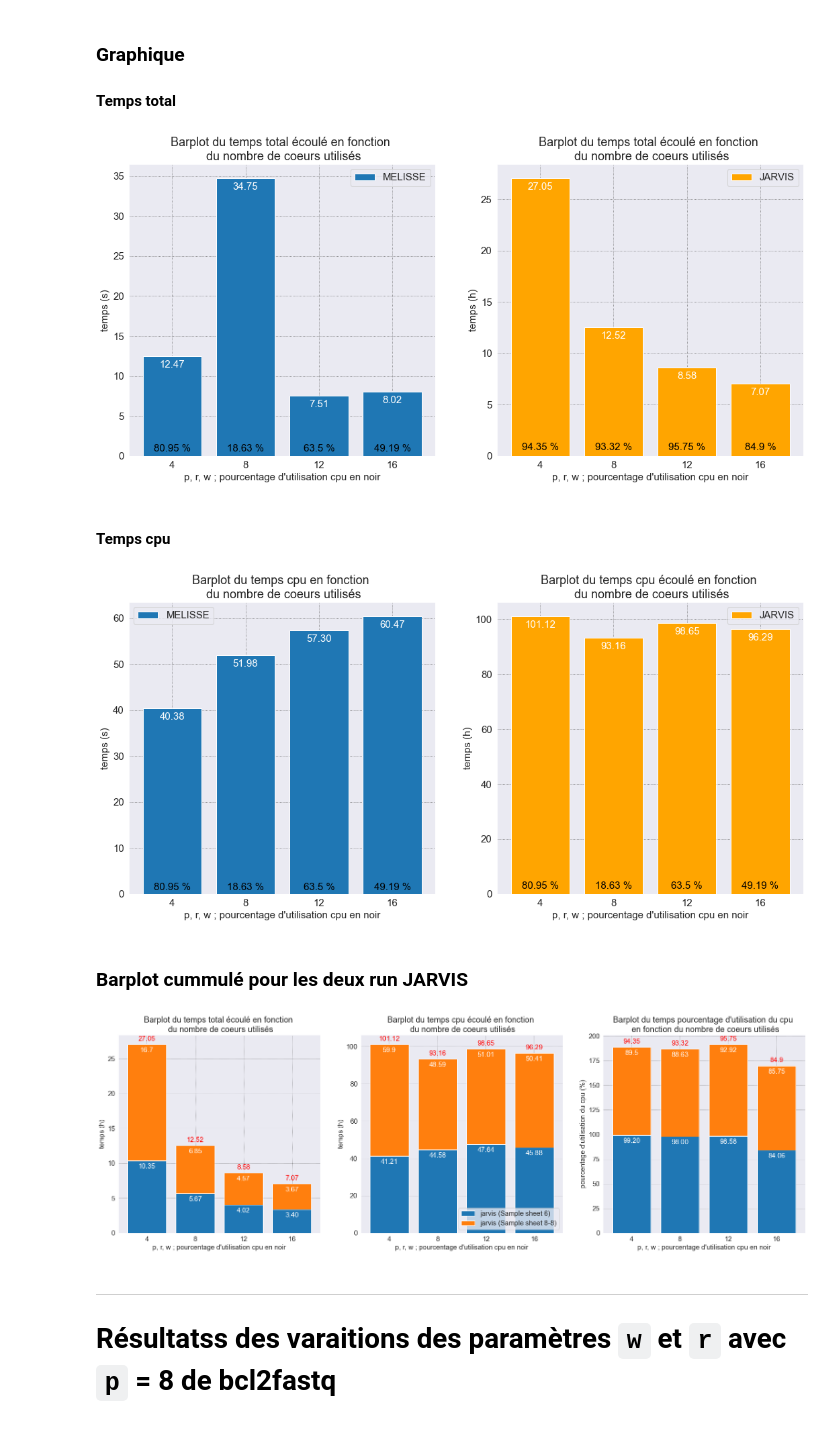
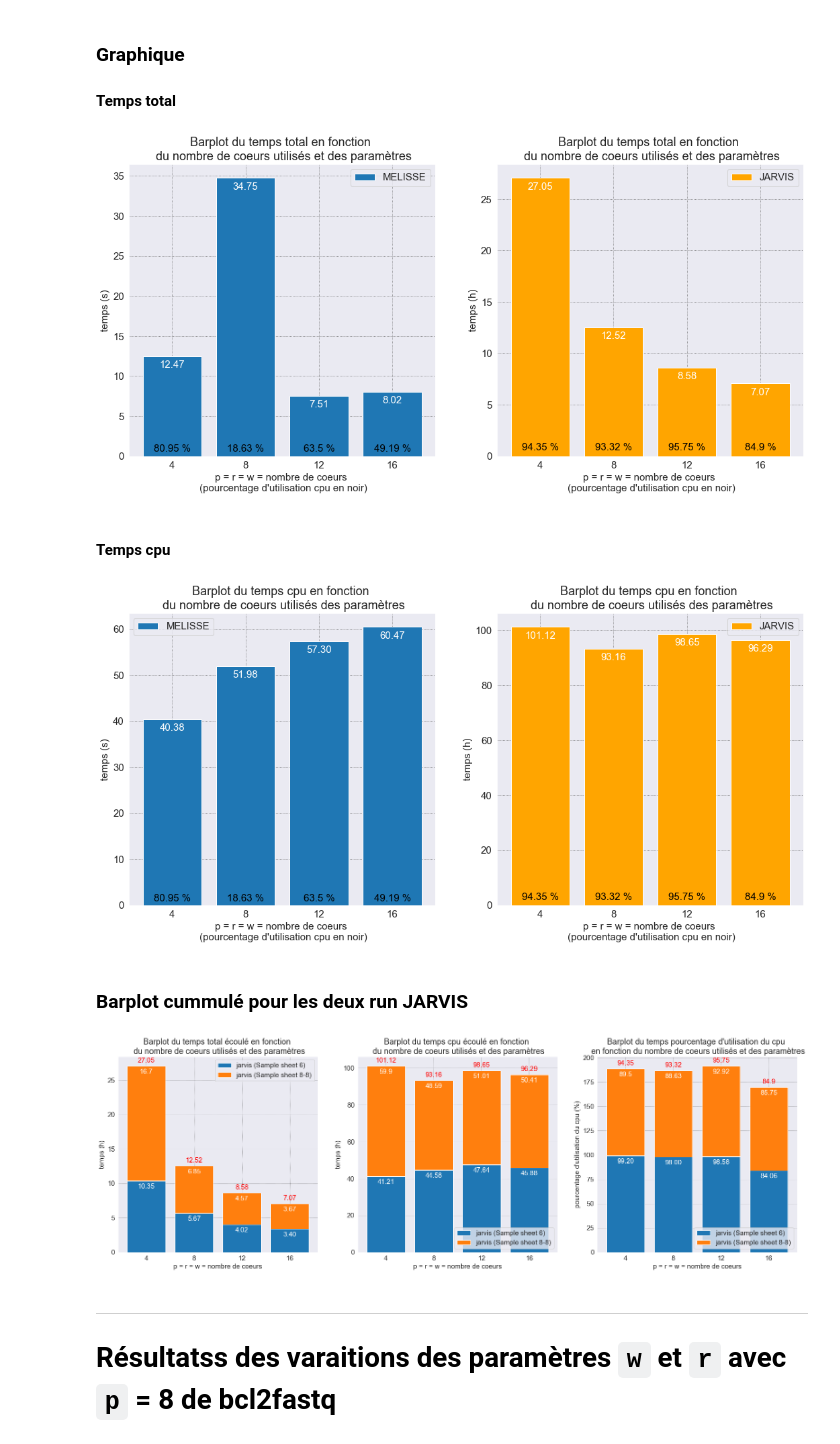
Before and after one commit to w2994a/cahier_labo_cns, a Jupyter notebook: bcl2fastq_bcl-convert/notebook_bcl2fastq_vs_bcl-convert.ipynb, the cells around one changed output. Cells and saved outputs as stored; diff of their text form; code cells hidden in the pictures.

Commit message:
Update graph et Fix typo

```diff
--- a/bcl2fastq_bcl-convert/notebook_bcl2fastq_vs_bcl-convert.ipynb
+++ b/bcl2fastq_bcl-convert/notebook_bcl2fastq_vs_bcl-convert.ipynb
@@ -367,16 +371,16 @@ ax = ax.ravel()
 
 plt.rc("font", size=15)
 bar1 = ax[0].bar(["4", "8", "12", "16"], time_melisse)
-ax[0].set_title("Barplot du temps total écoulé en fonction \n du nombre de coeurs utilisés")
-ax[0].set_xlabel("p, r, w ; pourcentage d'utilisation cpu en noir")
+ax[0].set_title("Barplot du temps total en fonction \n du nombre de coeurs utilisés et des paramètres")
+ax[0].set_xlabel("p = r = w = nombre de coeurs \n (pourcentage d'utilisation cpu en noir)")
 ax[0].set_ylabel("temps (s)")
 ax[0].legend(["MELISSE"])
 ax[0].bar_label(bar1, padding=-20, fmt="%.2f", color="white")
 autolabel2(bar1, 0, cpu_melisse, 0.2, col="black")
 
 bar2 = ax[1].bar(["4", "8", "12", "16"], time_jarvis_sum, color="orange")
-ax[1].set_title("Barplot du temps total écoulé en fonction \n du nombre de coeurs utilisés")
-ax[1].set_xlabel("p, r, w ; pourcentage d'utilisation cpu en noir")
+ax[1].set_title("Barplot du temps total en fonction \n du nombre de coeurs utilisés et des paramètres")
+ax[1].set_xlabel("p = r = w = nombre de coeurs \n (pourcentage d'utilisation cpu en noir)")
 ax[1].set_ylabel("temps (h)")
 ax[1].legend(["JARVIS"])
 ax[1].bar_label(bar2, padding=-20, fmt="%.2f", color="white")
@@ -384,7 +388,7 @@ autolabel2(bar2, 1, cpu_jarvis_sum, 0.18, col="black")
 
 plt.savefig("img/temps_total3.png", transparent=False);
 # %% [output]
-[figure, old version]
+[figure, new version]
 # %% [markdown]
 #### Temps cpu
 # %%
@@ -394,64 +398,66 @@ ax = ax.ravel()
 
 plt.rc("font", size=15)
 bar1 = ax[0].bar(["4", "8", "12", "16"], cpu_time_melisse)
-ax[0].set_title("Barplot du temps cpu en fonction \n du nombre de coeurs utilisés")
-ax[0].set_xlabel("p, r, w ; pourcentage d'utilisation cpu en noir")
+ax[0].set_title("Barplot du temps cpu en fonction \n du nombre de coeurs utilisés des paramètres")
+ax[0].set_xlabel("p = r = w = nombre de coeurs \n (pourcentage d'utilisation cpu en noir)")
 ax[0].set_ylabel("temps (s)")
 ax[0].legend(["MELISSE"])
 ax[0].bar_label(bar1, padding=-20, fmt="%.2f", color="white")
 autolabel2(bar1, 0, cpu_melisse, 0.06, col="black")
 
 bar2 = ax[1].bar(["4", "8", "12", "16"], cpu_time_jarvis_sum, color="orange")
-ax[1].set_title("Barplot du temps cpu écoulé en fonction \n du nombre de coeurs utilisés")
-ax[1].set_xlabel("p, r, w ; pourcentage d'utilisation cpu en noir")
+ax[1].set_title("Barplot du temps cpu en fonction \n du nombre de coeurs utilisés des paramètres")
+ax[1].set_xlabel("p = r = w = nombre de coeurs \n (pourcentage d'utilisation cpu en noir)")
 ax[1].set_ylabel("temps (h)")
 ax[1].legend(["JARVIS"])
 ax[1].bar_label(bar2, padding=-20, fmt="%.2f", color="white")
-autolabel2(bar2, 1, cpu_melisse, 0.05, col="black")
+autolabel2(bar2, 1, cpu_jarvis_sum, 0.05, col="black")
 
 plt.savefig("img/temps_cpu3.png", transparent=False);
 # %% [output]
-[figure, old version]
+[figure, new version]
 # %% [markdown]
 ### Barplot cummulé pour les deux run JARVIS
 # %%
 sns.set_style("darkgrid", {"grid.color": ".4", "grid.linestyle": ":"})
 fig, ax = plt.subplots(nrows=1, ncols=3, figsize=(27, 8))
 ax = ax.ravel()
 labels = ["4", "8", "12", "16"]
 plt.rc("font", size=15)
 
 bar1 = ax[0].bar(labels, time_jarvis_1, label="jarvis (Sample sheet 6)")
 bar2 = ax[0].bar(labels, time_jarvis_2, bottom=time_jarvis_1, label="jarvis (Sample sheet 8-8)")
-ax[0].set_title("Barplot du temps total écoulé en fonction \n du nombre de coeurs utilisés")
-ax[0].set_xlabel("p, r, w ; pourcentage d'utilisation cpu en noir")
+ax[0].set_title("Barplot du temps total écoulé en fonction \n du nombre de coeurs utilisés et des paramètres")
+ax[0].set_xlabel("p = r = w = nombre de coeurs")
 ax[0].set_ylabel("temps (h)")
 ax[0].bar_label(bar1, padding=-20, fmt="%.2f", color="white")
 ax[0].bar_label(bar2, labels=np.round(time_jarvis_2, 2), padding=-20, fmt="%.2f", color="white")
 ax[0].bar_label(bar2, labels=np.round(time_jarvis_sum, 2), padding=5, fmt="%.2f", color="red")
+ax[0].legend()
 
 bar3 = ax[1].bar(labels, cpu_time_jarvis_1, label="jarvis (Sample sheet 6)")
 bar4 = ax[1].bar(labels, cpu_time_jarvis_2, bottom=cpu_time_jarvis_1, label="jarvis (Sample sheet 8-8)")
-ax[1].set_title("Barplot du temps cpu écoulé en fonction \n du nombre de coeurs utilisés")
-ax[1].set_xlabel("p, r, w ; pourcentage d'utilisation cpu en noir")
+ax[1].set_title("Barplot du temps cpu écoulé en fonction \n du nombre de coeurs utilisés et des paramètres")
+ax[1].set_xlabel("p = r = w = nombre de coeurs")
 ax[1].set_ylabel("temps (h)")
 ax[1].bar_label(bar3, padding=-20, fmt="%.2f", color="white")
 ax[1].bar_label(bar4, labels=np.round(cpu_time_jarvis_2, 2), padding=-20, fmt="%.2f", color="white")
 ax[1].bar_label(bar4, labels=np.round(cpu_time_jarvis_sum, 2), padding=5, fmt="%.2f", color="red")
 ax[1].legend(loc=4)
 
 bar5 = ax[2].bar(labels, cpu_jarvis_1, label="jarvis (Sample sheet 6)")
 bar6 = ax[2].bar(labels, cpu_jarvis_2, bottom=cpu_jarvis_1, label="jarvis (Sample sheet 8-8)")
-ax[2].set_title("Barplot du temps pourcentage d'utilisation du cpu \n en fonction du nombre de coeurs utilisés")
-ax[2].set_xlabel("p, r, w ; pourcentage d'utilisation cpu en noir")
+ax[2].set_title("Barplot du temps pourcentage d'utilisation du cpu \n en fonction du nombre de coeurs utilisés et des paramètres")
+ax[2].set_xlabel("p = r = w = nombre de coeurs")
 ax[2].set_ylabel("pourcentage d'utilisation du cpu (%)")
 ax[2].bar_label(bar5, padding=-20, fmt="%.2f", color="white")
 ax[2].bar_label(bar6, labels=np.round(cpu_jarvis_2, 2), padding=-20, fmt="%.2f", color="white")
 ax[2].bar_label(bar6, labels=np.round(cpu_jarvis_sum, 2), padding=5, fmt="%.2f", color="red")
+ax[2].legend(loc=4)
 
 plt.savefig("img/barplot_cum_jarvis3.png", transparent=False);
 # %% [output]
-[figure, old version]
+[figure, new version]
 # %% [markdown]
 ---
 # Résultatss des varaitions des paramètres `w` et `r` avec `p` = 8 de bcl2fastq
```
Also changed, not shown: parts of 15 cells of this notebook, 14 other files.
